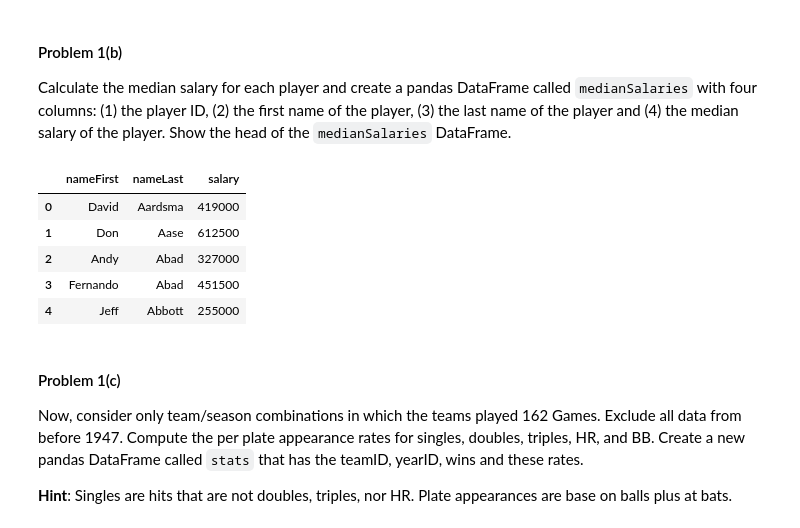
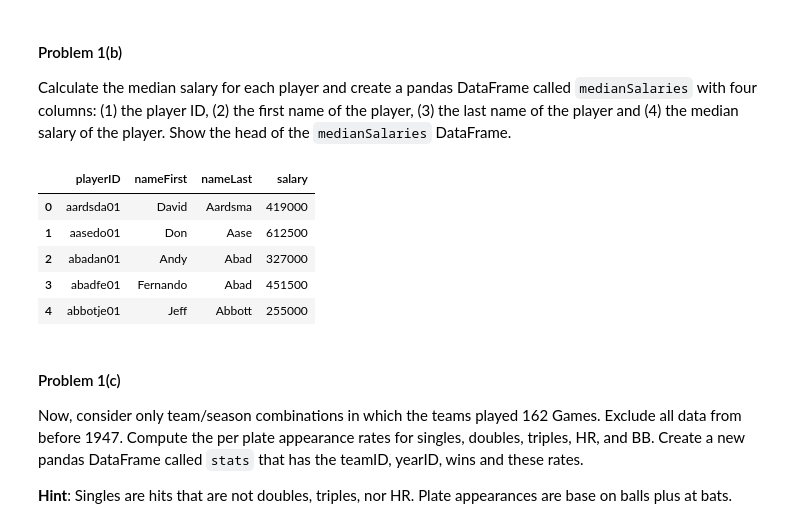
Before and after one commit to eggie5/UCSD-MAS-DSE220, a Jupyter notebook: hmwk2/hmwk2.ipynb, the cells around one changed output. Cells and saved outputs as stored; diff of their text form; code cells hidden in the pictures.

```diff
--- a/hmwk2/hmwk2.ipynb
+++ b/hmwk2/hmwk2.ipynb
@@ -76,16 +76,16 @@ Calculate the median salary for each player and create a pandas DataFrame called
 # %%
 medians = salaries.groupby(["playerID"]).median()
 merged = pd.merge(medians, master, left_index=True, right_on="playerID")
-medianSalaries=merged[["nameFirst", "nameLast", "salary"]]
+medianSalaries=merged[["playerID", "nameFirst", "nameLast", "salary"]]
 medianSalaries.reset_index(inplace=True, drop=True)
 medianSalaries.head()
 # %% [output]
-|  | nameFirst | nameLast | salary |
-| 0 | David | Aardsma | 419000 |
-| 1 | Don | Aase | 612500 |
-| 2 | Andy | Abad | 327000 |
-| 3 | Fernando | Abad | 451500 |
-| 4 | Jeff | Abbott | 255000 |
+|  | playerID | nameFirst | nameLast | salary |
+| 0 | aardsda01 | David | Aardsma | 419000 |
+| 1 | aasedo01 | Don | Aase | 612500 |
+| 2 | abadan01 | Andy | Abad | 327000 |
+| 3 | abadfe01 | Fernando | Abad | 451500 |
+| 4 | abbotje01 | Jeff | Abbott | 255000 |
 # %% [markdown]
 #### Problem 1(c)
 
```
Also changed, not shown: parts of 59 cells of this notebook.
